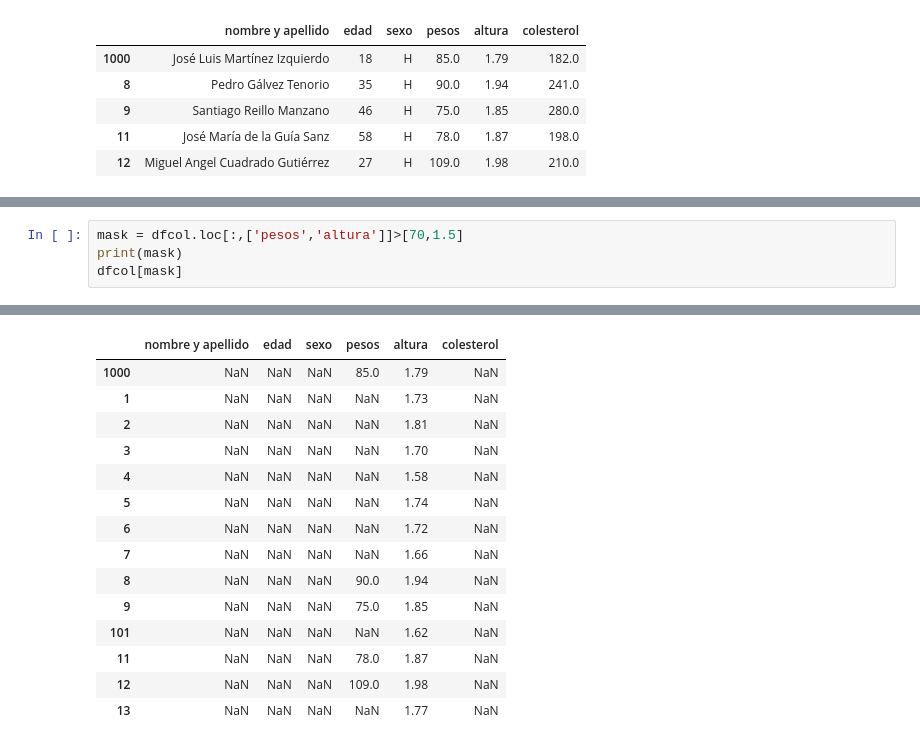
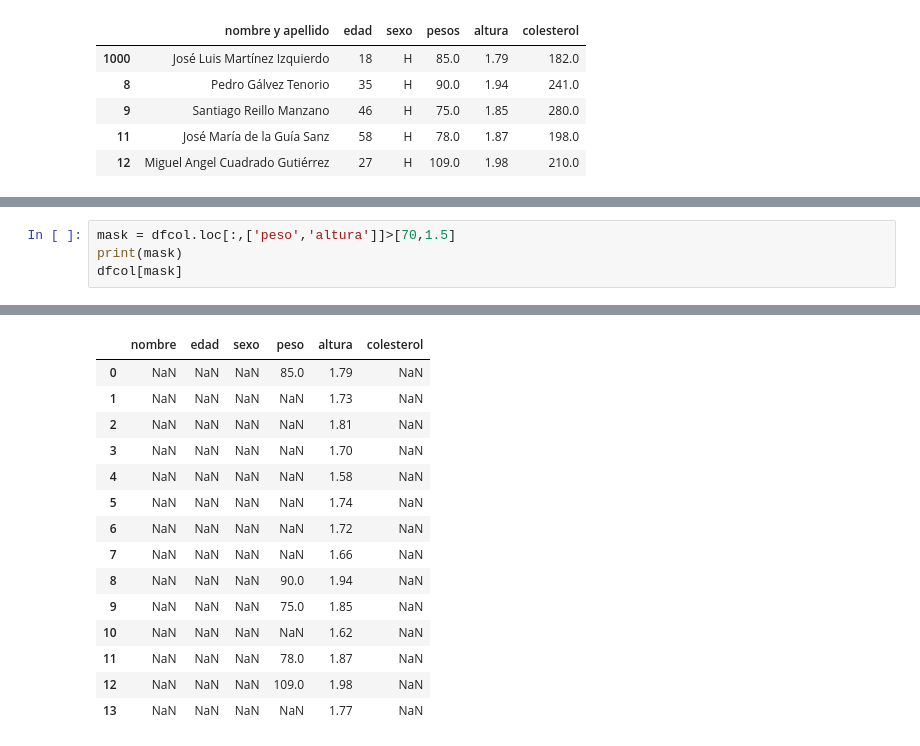
Before and after one commit to Senador05/phyton, a Jupyter notebook: Numpy/Pandas/pandas.ipynb, the cells around one changed output, grey strips where cells are left out. Saved outputs shown, nothing was run; the diff lists cells and outputs as text.

```diff
--- a/Numpy/Pandas/pandas.ipynb
+++ b/Numpy/Pandas/pandas.ipynb
@@ -774,5 +754,5 @@ dfcol.loc[2:,['colesterol','pesos']]
 # %%
-mask = dfcol.loc[:,['pesos','altura']]>[70,1.5]
+mask = dfcol.loc[:,['peso','altura']]>[70,1.5]
 print(mask)
 dfcol[mask]
 # %% [output]
@@ -794,5 +774,5 @@ dfcol[mask]
-|  | nombre y apellido | edad | sexo | pesos | altura | colesterol |
-| 1000 | NaN | NaN | NaN | 85.0 | 1.79 | NaN |
+|  | nombre | edad | sexo | peso | altura | colesterol |
+| 0 | NaN | NaN | NaN | 85.0 | 1.79 | NaN |
 | 1 | NaN | NaN | NaN | NaN | 1.73 | NaN |
 | 2 | NaN | NaN | NaN | NaN | 1.81 | NaN |
 | 3 | NaN | NaN | NaN | NaN | 1.70 | NaN |
@@ -802,7 +782,7 @@ dfcol[mask]
 | 7 | NaN | NaN | NaN | NaN | 1.66 | NaN |
 | 8 | NaN | NaN | NaN | 90.0 | 1.94 | NaN |
 | 9 | NaN | NaN | NaN | 75.0 | 1.85 | NaN |
-| 101 | NaN | NaN | NaN | NaN | 1.62 | NaN |
+| 10 | NaN | NaN | NaN | NaN | 1.62 | NaN |
 | 11 | NaN | NaN | NaN | 78.0 | 1.87 | NaN |
 | 12 | NaN | NaN | NaN | 109.0 | 1.98 | NaN |
 | 13 | NaN | NaN | NaN | NaN | 1.77 | NaN |
```
Also changed, not shown: parts of 18 cells of this notebook, 3 other files.
